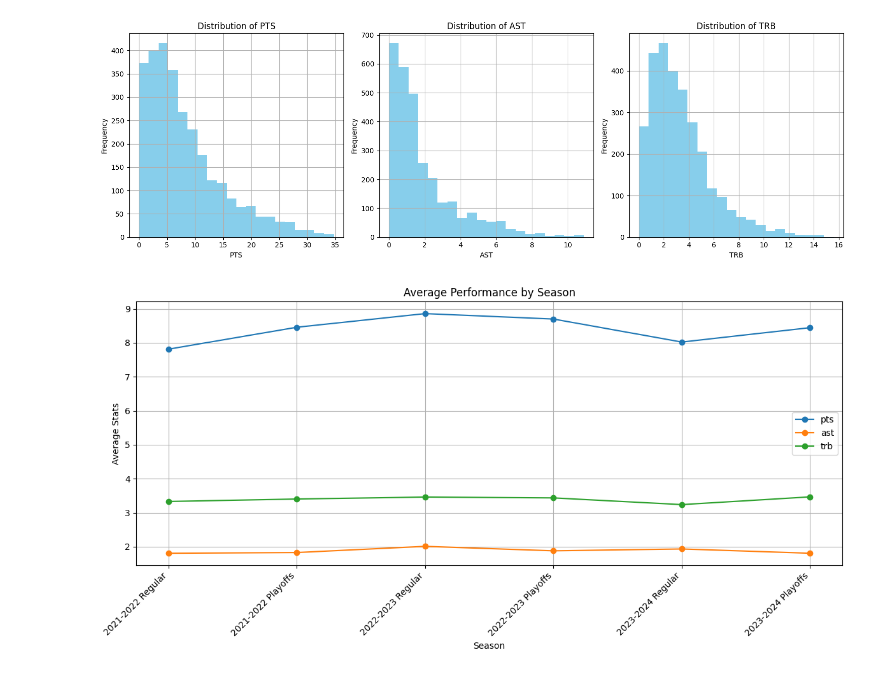
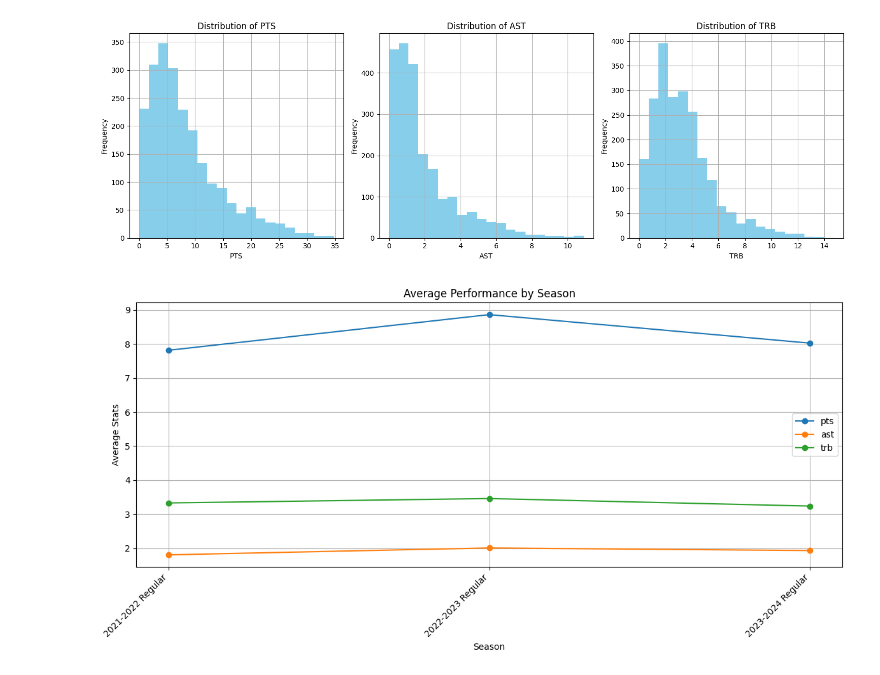
Before and after one commit to taarikashenafi/NBA_Stats_Predictor, a Jupyter notebook: notebooks/NBA_Predictor_EDA.ipynb, the cells around one changed output. Drawn from its saved outputs; the diff is of its cells as text; code cells hidden in the pictures.

```diff
--- a/notebooks/NBA_Predictor_EDA.ipynb
+++ b/notebooks/NBA_Predictor_EDA.ipynb
@@ -1,35 +1,31 @@
 # %%
 import pandas as pd
 import matplotlib.pyplot as plt
 
 # Load the dataset
-nba_data = pd.read_csv('/Users/taarik/downloads/NBA_Combined_Stats__2021-2024_.csv')
+nba_data = pd.read_csv("../data/NBA_Regular_Season_Stats_2021-2024.csv")
 
 # Define the key stats to analyze
 key_stats = ['pts', 'ast', 'trb']
 
 # Create a figure for plotting
 plt.figure(figsize=(15, 5))
 
 # Plot histograms for each key stat
 for i, stat in enumerate(key_stats):
     plt.subplot(1, 3, i+1)
     nba_data[stat].hist(bins=20, color='skyblue')
     plt.title(f'Distribution of {stat.upper()}')
     plt.xlabel(stat.upper())
     plt.ylabel('Frequency')
 
 plt.tight_layout()
 plt.show()
 # %% [output]
-[figure, old version]
+[figure, new version]
 # %%
 # Create a custom order for the seasons
-season_order = [
-    '2021-2022 Regular', '2021-2022 Playoffs',
-    '2022-2023 Regular', '2022-2023 Playoffs',
-    '2023-2024 Regular', '2023-2024 Playoffs'
-]
+season_order = ['2021-2022 Regular', '2022-2023 Regular', '2023-2024 Regular',]
 
 # Create a season-specific DataFrame
 season_stats = nba_data.groupby('season')[key_stats].mean().reindex(season_order)
@@ -48,7 +44,7 @@ plt.grid(True)
 plt.tight_layout()
 plt.show()
 # %% [output]
-[figure, old version]
+[figure, new version]
 # %%
 import pandas as pd
 import matplotlib.pyplot as plt
```
Also changed, not shown: parts of 2 cells of this notebook, 16 other files.
